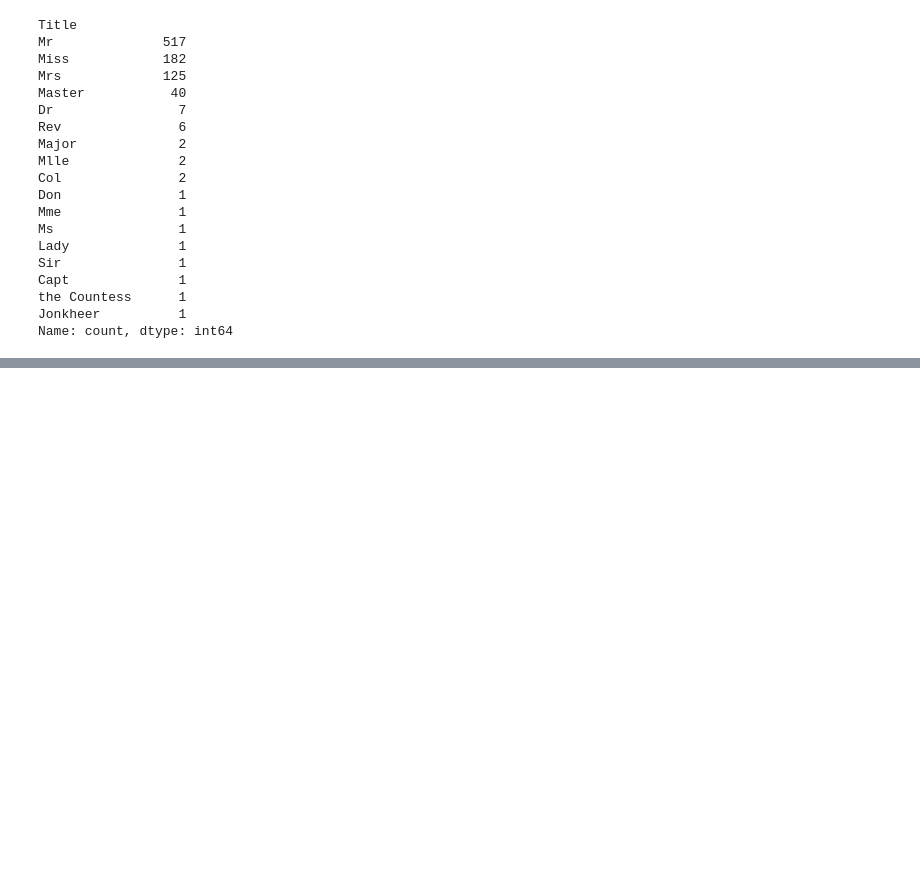
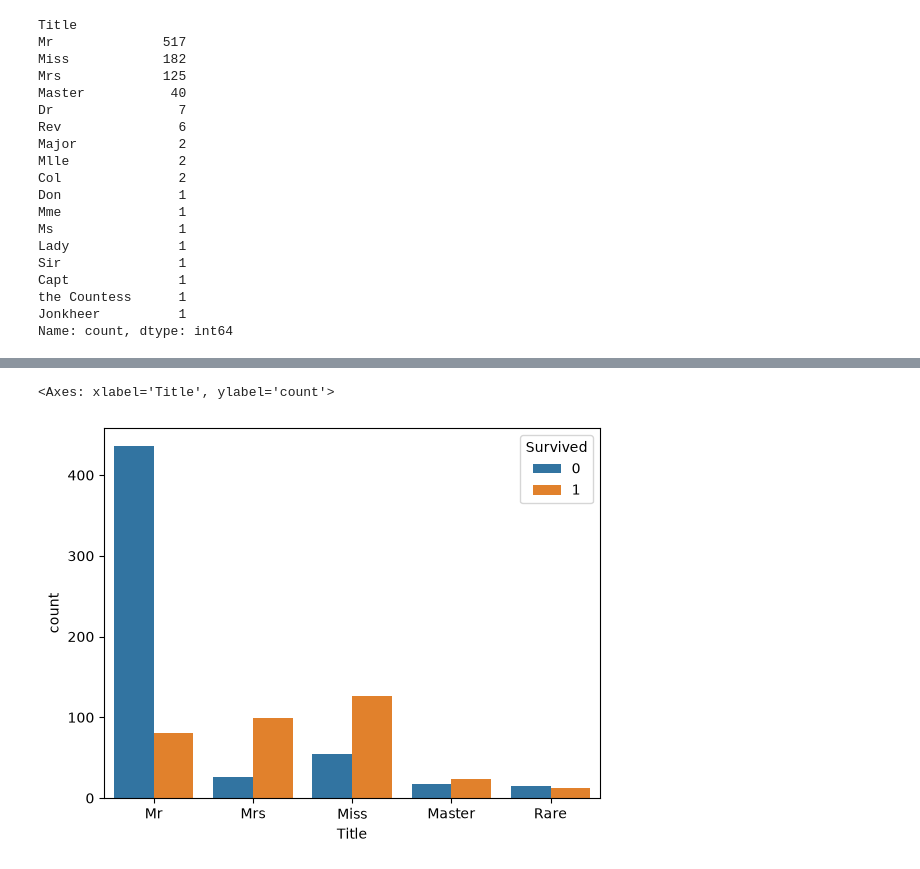
Before and after one commit to MarcooMateoo/ml-titanic, a Jupyter notebook: notebooks/01_EDA.ipynb, the cells around one changed output, grey strips where cells are left out. Cells and saved outputs as stored; diff of their text form; code cells hidden in the pictures; blank space fills up the shorter version.

```diff
--- a/notebooks/01_EDA.ipynb
+++ b/notebooks/01_EDA.ipynb
@@ -581,0 +592,3 @@ Name: count, dtype: int64
+# %%
+common_titles = ['Mr', 'Miss', 'Mrs', 'Master']
+train_set['Title'] = train_set['Title'].where(train_set['Title'].isin(common_titles), 'Rare')
@@ -581,0 +605,7 @@ Name: count, dtype: int64
+# %%
+df = train_set.copy()
+
+sns.countplot(df, x = 'Title', hue='Survived')
+# %% [output]
+<Axes: xlabel='Title', ylabel='count'>
+[figure, added]
```
Also changed, not shown: parts of 14 cells of this notebook, 3 other files.
